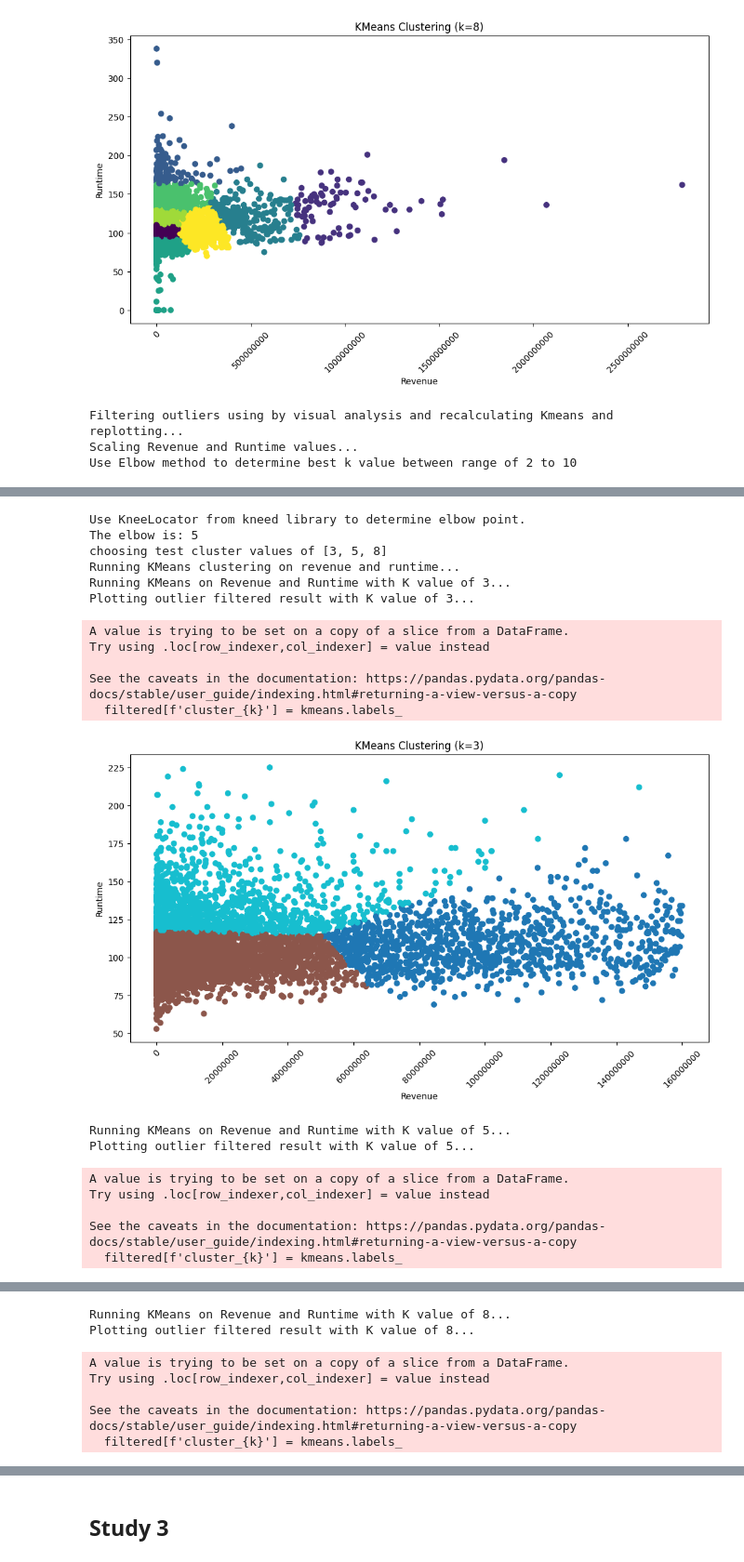
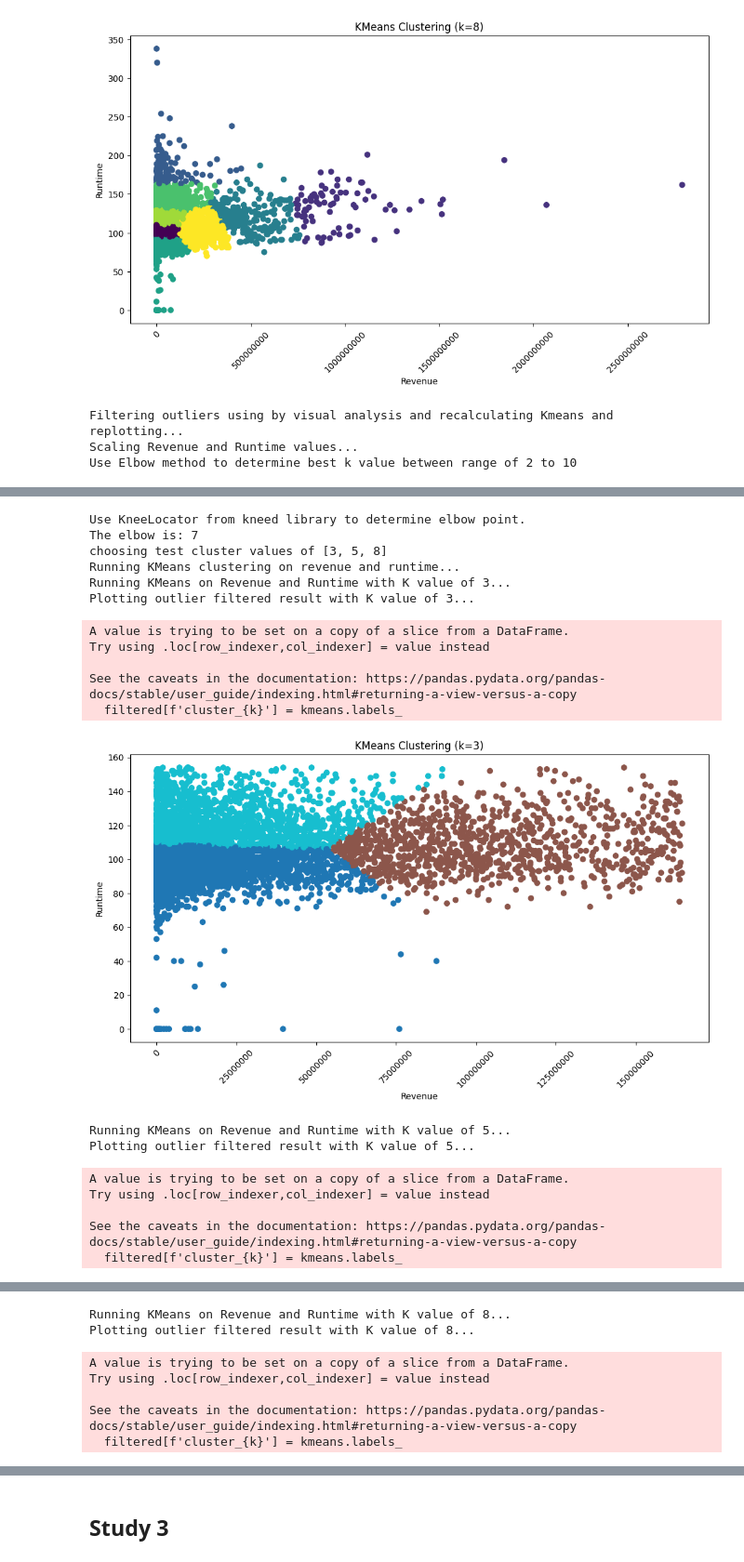
Before and after one commit to jvdlopes/CSI4142_A4, a Jupyter notebook: a4.ipynb, the cells around one changed output, grey strips where cells are left out. Shown at 93% size. Cells and saved outputs as stored; diff of their text form; code cells hidden in the pictures.

```diff
--- a/a4.ipynb
+++ b/a4.ipynb
@@ -1203,10 +1203,17 @@ Plotting result with K value of 8...
 # %%
 print('Filtering outliers using by visual analysis and recalculating Kmeans and replotting...')
 
+rev_q1 = metadata_kmeans['revenue'].quantile(0.25)
+rev_q3 = metadata_kmeans['revenue'].quantile(0.75)
+rev_iqr = rev_q3 - rev_q1
+
+rt_q1 = metadata_kmeans['runtime'].quantile(0.25)
+rt_q3 = metadata_kmeans['runtime'].quantile(0.75)
+rt_iqr = rt_q3 - rt_q1
+
 filtered = metadata_kmeans[
-    (metadata_kmeans['runtime'] >= 50) &
-    (metadata_kmeans['runtime'] <= 240) &
-    (metadata_kmeans['revenue'] <= 1.6e8)
+    (metadata_kmeans['revenue'] <= rev_q3 + 1.5 * rev_iqr) &
+    (metadata_kmeans['runtime'] <= rt_q3 + 1.5 * rt_iqr)
 ]
 
 print('Scaling Revenue and Runtime values...')
@@ -1264,15 +1271,15 @@ Use Elbow method to determine best k value between range of 2 to 10
 Use KneeLocator from kneed library to determine elbow point.
-The elbow is: 5
+The elbow is: 7
 choosing test cluster values of [3, 5, 8]
 Running KMeans clustering on revenue and runtime...
 Running KMeans on Revenue and Runtime with K value of 3...
 Plotting outlier filtered result with K value of 3...
 A value is trying to be set on a copy of a slice from a DataFrame.
 Try using .loc[row_indexer,col_indexer] = value instead
 
 See the caveats in the documentation: https://pandas.pydata.org/pandas-docs/stable/user_guide/indexing.html#returning-a-view-versus-a-copy
   filtered[f'cluster_{k}'] = kmeans.labels_
-[figure, old version]
+[figure, new version]
 Running KMeans on Revenue and Runtime with K value of 5...
 Plotting outlier filtered result with K value of 5...
 A value is trying to be set on a copy of a slice from a DataFrame.
```
Also changed, not shown: parts of 9 cells of this notebook.
